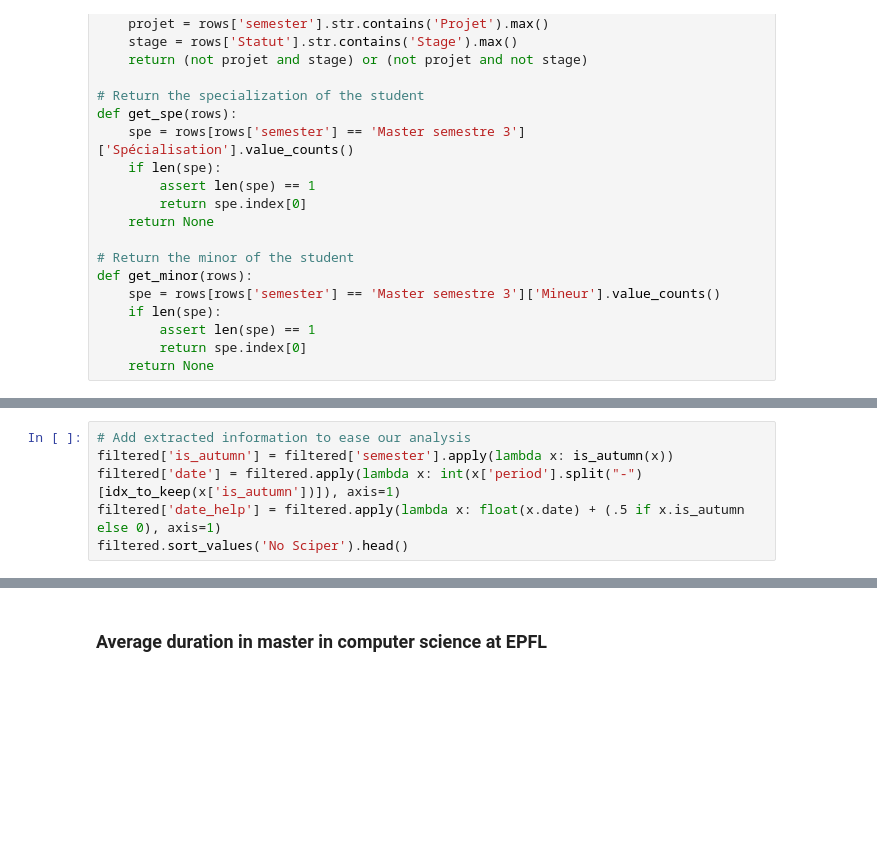
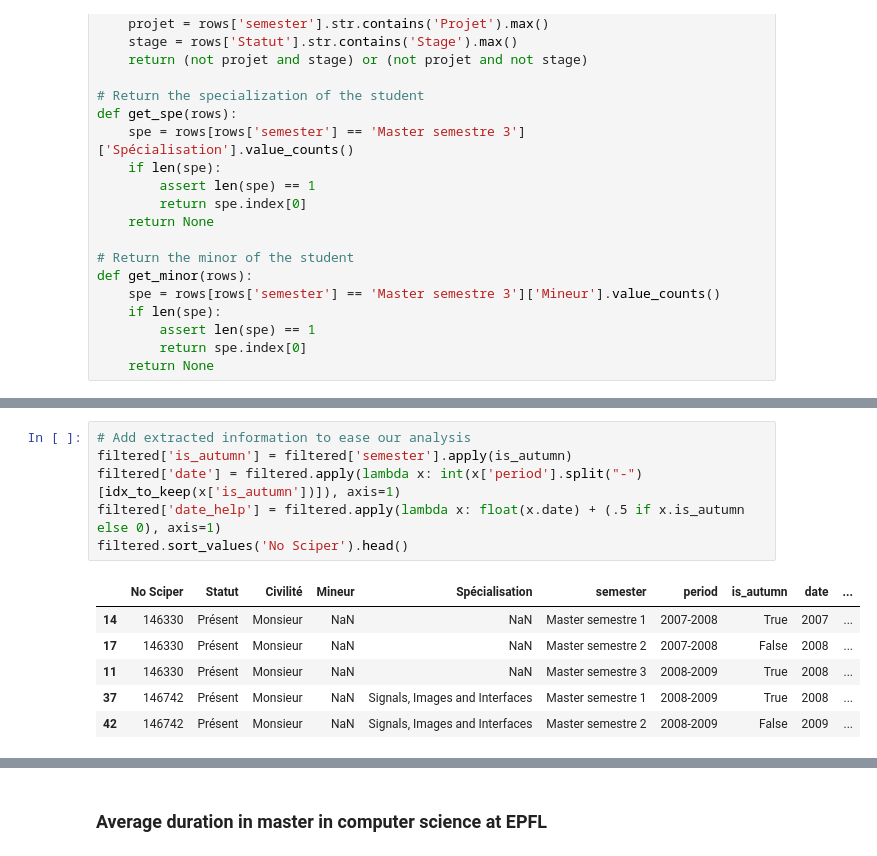
Before and after one commit to onanypoint/ADA-Homework, a Jupyter notebook: 02 - Data from the Web/Data from the web.ipynb, the cells around one changed output, grey strips where cells are left out. Cells and saved outputs as stored; diff of their text form; blank space fills up the shorter version.

```diff
--- a/02 - Data from the Web/Data from the web.ipynb
+++ b/02 - Data from the Web/Data from the web.ipynb
@@ -290,9 +383,16 @@ filtered.sort_values('No Sciper').head()
 # %%
 # Add extracted information to ease our analysis
-filtered['is_autumn'] = filtered['semester'].apply(lambda x: is_autumn(x))
+filtered['is_autumn'] = filtered['semester'].apply(is_autumn)
 filtered['date'] = filtered.apply(lambda x: int(x['period'].split("-")[idx_to_keep(x['is_autumn'])]), axis=1)
 filtered['date_help'] = filtered.apply(lambda x: float(x.date) + (.5 if x.is_autumn else 0), axis=1)
 filtered.sort_values('No Sciper').head()
+# %% [output]
+|  | No Sciper | Statut | Civilité | Mineur | Spécialisation | semester | period | is_autumn | date | ... |
+| 14 | 146330 | Présent | Monsieur | NaN | NaN | Master semestre 1 | 2007-2008 | True | 2007 | ... |
+| 17 | 146330 | Présent | Monsieur | NaN | NaN | Master semestre 2 | 2007-2008 | False | 2008 | ... |
+| 11 | 146330 | Présent | Monsieur | NaN | NaN | Master semestre 3 | 2008-2009 | True | 2008 | ... |
+| 37 | 146742 | Présent | Monsieur | NaN | Signals, Images and Interfaces | Master semestre 1 | 2008-2009 | True | 2008 | ... |
+| 42 | 146742 | Présent | Monsieur | NaN | Signals, Images and Interfaces | Master semestre 2 | 2008-2009 | False | 2009 | ... |
 # %%
 grpd = filtered.groupby(['No Sciper', 'Civilité'])
 duration = grpd.apply(lambda x: max(x.date_help) - min(x.date_help) + .5)
```
Also changed, not shown: parts of 21 cells of this notebook.
